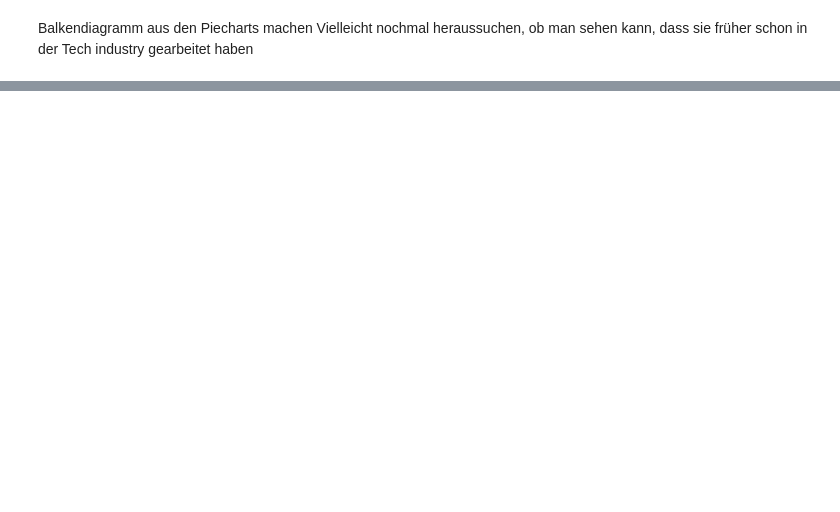
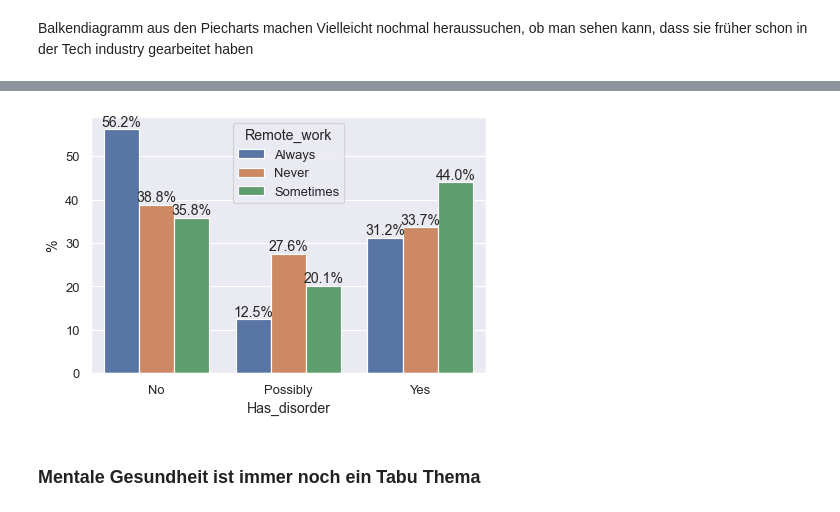
Before and after one commit to Selorikas/mental-health, a Jupyter notebook: mental-health.ipynb, the cells around one changed output, grey strips where cells are left out. Cells and saved outputs as stored; diff of their text form; code cells hidden in the pictures; blank space fills up the shorter version.

Commit message:
Mentale Gesundheit ist immer noch ein Tabu Thema

```diff
--- a/mental-health.ipynb
+++ b/mental-health.ipynb
@@ -401,0 +433,5 @@ duplicates = pd.merge(q32, q33, on="UserID", how='inner')
+# %%
+q33_q118 = pd.merge(q33, q118, on='UserID', how='inner')
+home_office_has_mental_disorder = q33_q118.groupby(['Remote_work', 'Has_disorder']).size().reset_index(name='Count')
+home_office_has_mental_disorder['%'] = append_count_in_percent_by_group(home_office_has_mental_disorder, 'Remote_work')
+home_office_has_mental_disorder
@@ -401,0 +449,9 @@ duplicates = pd.merge(q32, q33, on="UserID", how='inner')
+# %%
+ax = sns.barplot(x='Has_disorder', y='%', hue='Remote_work', data=home_office_has_mental_disorder)
+
+for container in ax.containers:
+    ax.bar_label(container, fmt='%.1f%%')
+# %% [output]
+[figure, added]
+# %% [markdown]
+### Mentale Gesundheit ist immer noch ein Tabu Thema
```
Also changed, not shown: parts of 35 cells of this notebook.
